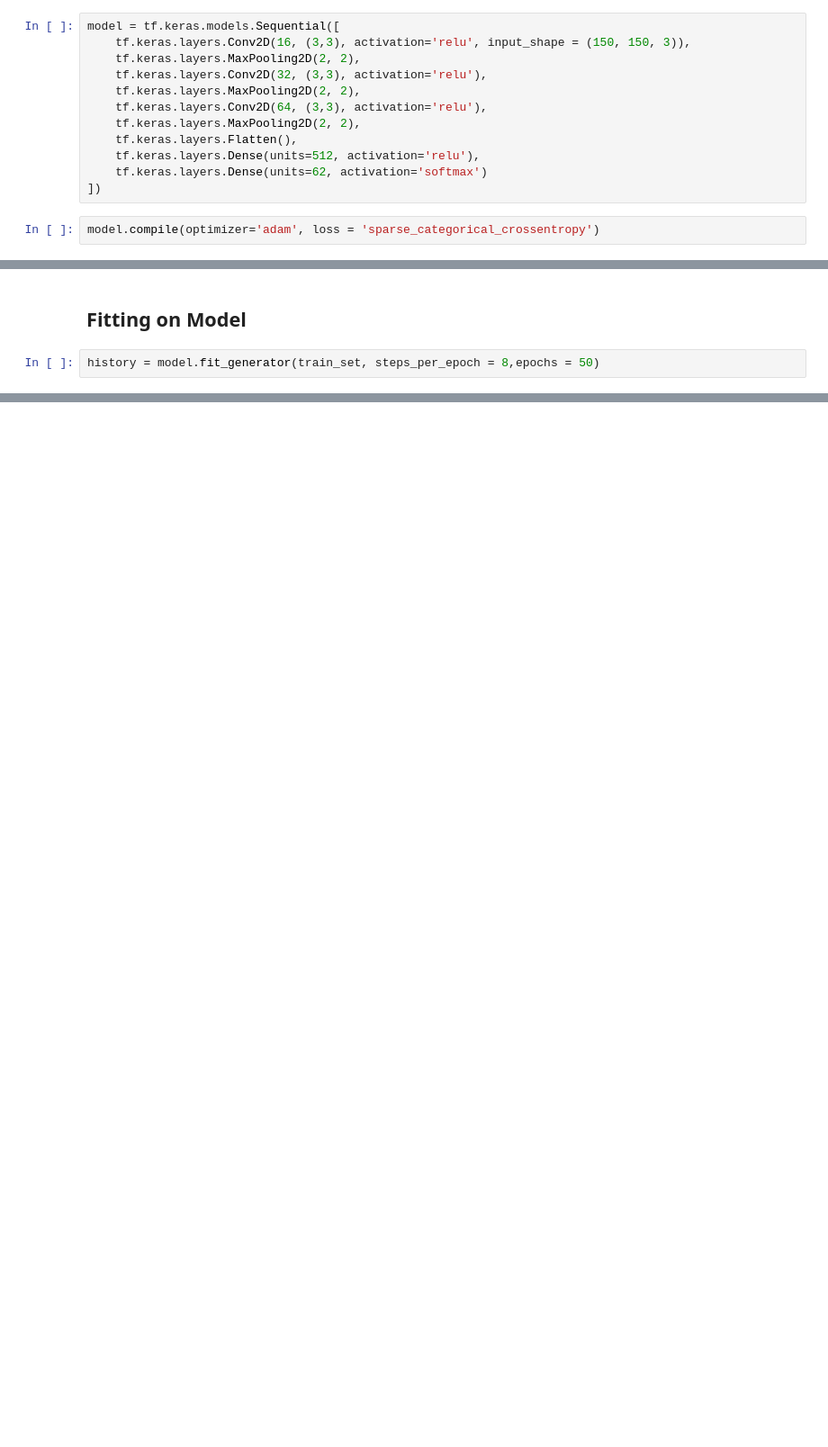
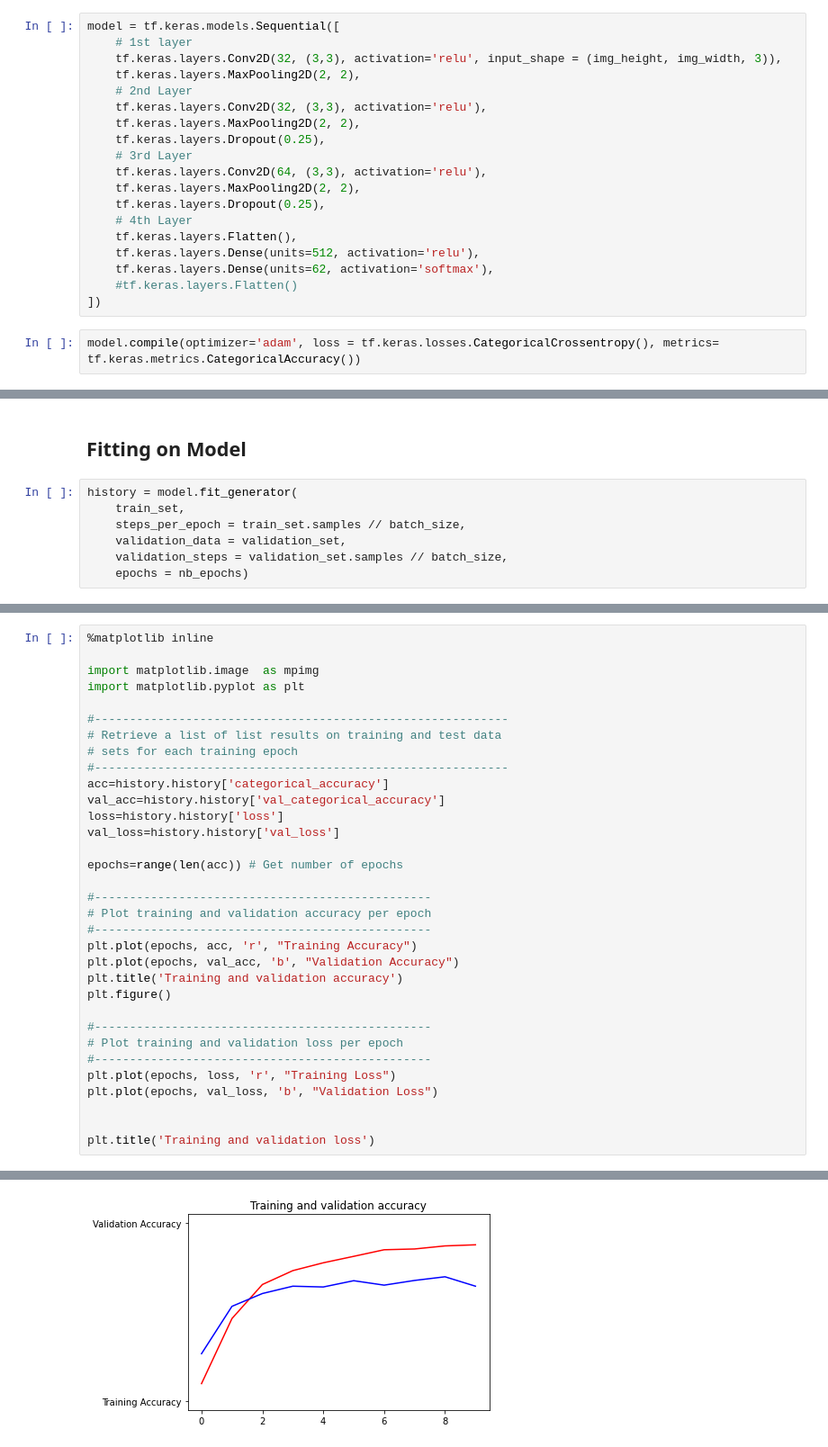
Before and after one commit to Simar2906/English-Handwritten-Characters-Recognition, a Jupyter notebook: cnn.ipynb, the cells around one changed output, grey strips where cells are left out. Shown at 90% size. Drawn from its saved outputs; the diff is of its cells as text; blank space fills up the shorter version.

```diff
--- a/cnn.ipynb
+++ b/cnn.ipynb
@@ -30,18 +53,25 @@ Found 3410 images belonging to 62 classes.
 ## Designing Model
 # %%
 model = tf.keras.models.Sequential([
-    tf.keras.layers.Conv2D(16, (3,3), activation='relu', input_shape = (150, 150, 3)),
+    # 1st layer
+    tf.keras.layers.Conv2D(32, (3,3), activation='relu', input_shape = (img_height, img_width, 3)),
     tf.keras.layers.MaxPooling2D(2, 2),
+    # 2nd Layer
     tf.keras.layers.Conv2D(32, (3,3), activation='relu'),
     tf.keras.layers.MaxPooling2D(2, 2),
+    tf.keras.layers.Dropout(0.25),
+    # 3rd Layer
     tf.keras.layers.Conv2D(64, (3,3), activation='relu'),
     tf.keras.layers.MaxPooling2D(2, 2),
+    tf.keras.layers.Dropout(0.25),
+    # 4th Layer
     tf.keras.layers.Flatten(),
     tf.keras.layers.Dense(units=512, activation='relu'),
-    tf.keras.layers.Dense(units=62, activation='softmax')
+    tf.keras.layers.Dense(units=62, activation='softmax'),
+    #tf.keras.layers.Flatten()
 ])
 # %%
-model.compile(optimizer='adam', loss = 'sparse_categorical_crossentropy')
+model.compile(optimizer='adam', loss = tf.keras.losses.CategoricalCrossentropy(), metrics= tf.keras.metrics.CategoricalAccuracy())
 # %%
 model.summary()
 # %% [output]
@@ -65,5 +95,10 @@ _________________________________________________________________
 # %% [markdown]
 ## Fitting on Model
 # %%
-history = model.fit_generator(train_set, steps_per_epoch = 8,epochs = 50)
+history = model.fit_generator(
+    train_set,
+    steps_per_epoch = train_set.samples // batch_size,
+    validation_data = validation_set,
+    validation_steps = validation_set.samples // batch_size,
+    epochs = nb_epochs)
 # %% [output]
@@ -74,0 +135,34 @@ Function call stack:
+# %%
+%matplotlib inline
+
+import matplotlib.image  as mpimg
+import matplotlib.pyplot as plt
+
+#-----------------------------------------------------------
+# Retrieve a list of list results on training and test data
+# sets for each training epoch
+#-----------------------------------------------------------
+acc=history.history['categorical_accuracy']
+val_acc=history.history['val_categorical_accuracy']
+loss=history.history['loss']
+val_loss=history.history['val_loss']
+
+epochs=range(len(acc)) # Get number of epochs
+
+#------------------------------------------------
+# Plot training and validation accuracy per epoch
+#------------------------------------------------
+plt.plot(epochs, acc, 'r', "Training Accuracy")
+plt.plot(epochs, val_acc, 'b', "Validation Accuracy")
+plt.title('Training and validation accuracy')
+plt.figure()
+
+#------------------------------------------------
+# Plot training and validation loss per epoch
+#------------------------------------------------
+plt.plot(epochs, loss, 'r', "Training Loss")
+plt.plot(epochs, val_loss, 'b', "Validation Loss")
+
+
+plt.title('Training and validation loss')
+# %% [output]
@@ -74,0 +170 @@ Function call stack:
+[figure, added]
```
Also changed, not shown: parts of 11 cells of this notebook, 3 other files.
